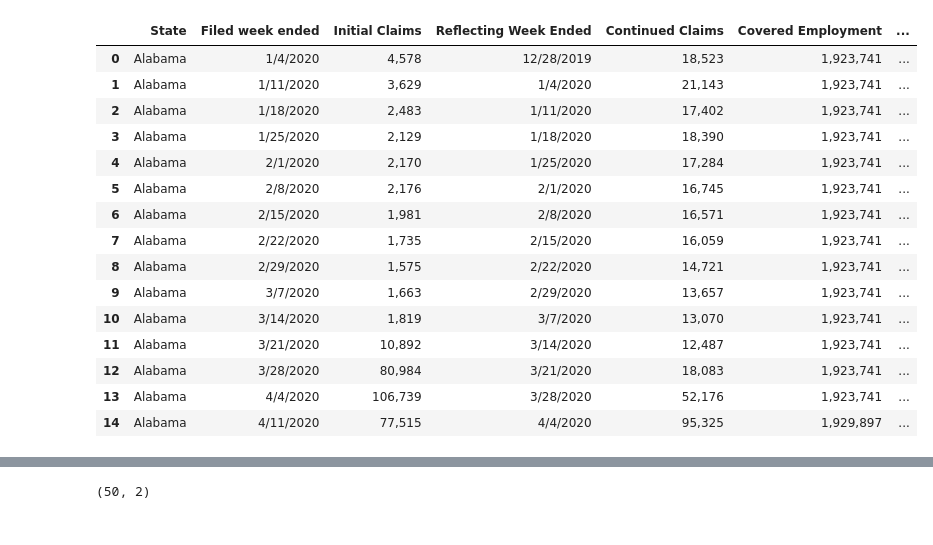
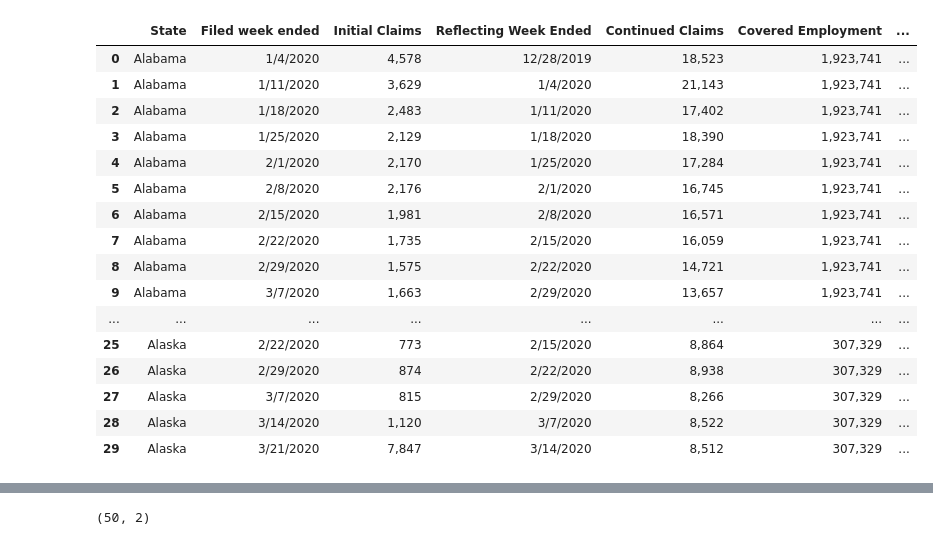
Before and after one commit to lowsaelee/US-Unemployment-Claims-2020, a Jupyter notebook: State_Unemployment_Claims.ipynb, the cells around one changed output, grey strips where cells are left out. Cells and saved outputs as stored; diff of their text form; code cells hidden in the pictures.

```diff
--- a/State_Unemployment_Claims.ipynb
+++ b/State_Unemployment_Claims.ipynb
@@ -3,26 +3,27 @@ import pandas as pd
 import numpy as np
 import matplotlib.pyplot as plt
 # %%
-df = pd.read_csv("unemploymentClaims/weeklyUnemploymentClaims-allStates-2020.csv")
+df = pd.read_csv("weeklyUnemploymentClaims-allStates-2020.csv")
 # %%
-df.head(15)
+df.head(30)
 # %% [output]
 |  | State | Filed week ended | Initial Claims | Reflecting Week Ended | Continued Claims | Covered Employment | ... |
 | 0 | Alabama | 1/4/2020 | 4,578 | 12/28/2019 | 18,523 | 1,923,741 | ... |
 | 1 | Alabama | 1/11/2020 | 3,629 | 1/4/2020 | 21,143 | 1,923,741 | ... |
 | 2 | Alabama | 1/18/2020 | 2,483 | 1/11/2020 | 17,402 | 1,923,741 | ... |
 | 3 | Alabama | 1/25/2020 | 2,129 | 1/18/2020 | 18,390 | 1,923,741 | ... |
 | 4 | Alabama | 2/1/2020 | 2,170 | 1/25/2020 | 17,284 | 1,923,741 | ... |
 | 5 | Alabama | 2/8/2020 | 2,176 | 2/1/2020 | 16,745 | 1,923,741 | ... |
 | 6 | Alabama | 2/15/2020 | 1,981 | 2/8/2020 | 16,571 | 1,923,741 | ... |
 | 7 | Alabama | 2/22/2020 | 1,735 | 2/15/2020 | 16,059 | 1,923,741 | ... |
 | 8 | Alabama | 2/29/2020 | 1,575 | 2/22/2020 | 14,721 | 1,923,741 | ... |
 | 9 | Alabama | 3/7/2020 | 1,663 | 2/29/2020 | 13,657 | 1,923,741 | ... |
-| 10 | Alabama | 3/14/2020 | 1,819 | 3/7/2020 | 13,070 | 1,923,741 | ... |
-| 11 | Alabama | 3/21/2020 | 10,892 | 3/14/2020 | 12,487 | 1,923,741 | ... |
-| 12 | Alabama | 3/28/2020 | 80,984 | 3/21/2020 | 18,083 | 1,923,741 | ... |
-| 13 | Alabama | 4/4/2020 | 106,739 | 3/28/2020 | 52,176 | 1,923,741 | ... |
-| 14 | Alabama | 4/11/2020 | 77,515 | 4/4/2020 | 95,325 | 1,929,897 | ... |
+| ... | ... | ... | ... | ... | ... | ... | ... |
+| 25 | Alaska | 2/22/2020 | 773 | 2/15/2020 | 8,864 | 307,329 | ... |
+| 26 | Alaska | 2/29/2020 | 874 | 2/22/2020 | 8,938 | 307,329 | ... |
+| 27 | Alaska | 3/7/2020 | 815 | 2/29/2020 | 8,266 | 307,329 | ... |
+| 28 | Alaska | 3/14/2020 | 1,120 | 3/7/2020 | 8,522 | 307,329 | ... |
+| 29 | Alaska | 3/21/2020 | 7,847 | 3/14/2020 | 8,512 | 307,329 | ... |
 # %%
 df['Initial Claims'] = df['Initial Claims'].str.replace(',','')
 df['Initial Claims'] = df['Initial Claims'].astype(float)
```
Also changed, not shown: parts of 11 cells of this notebook, 3 other files.
